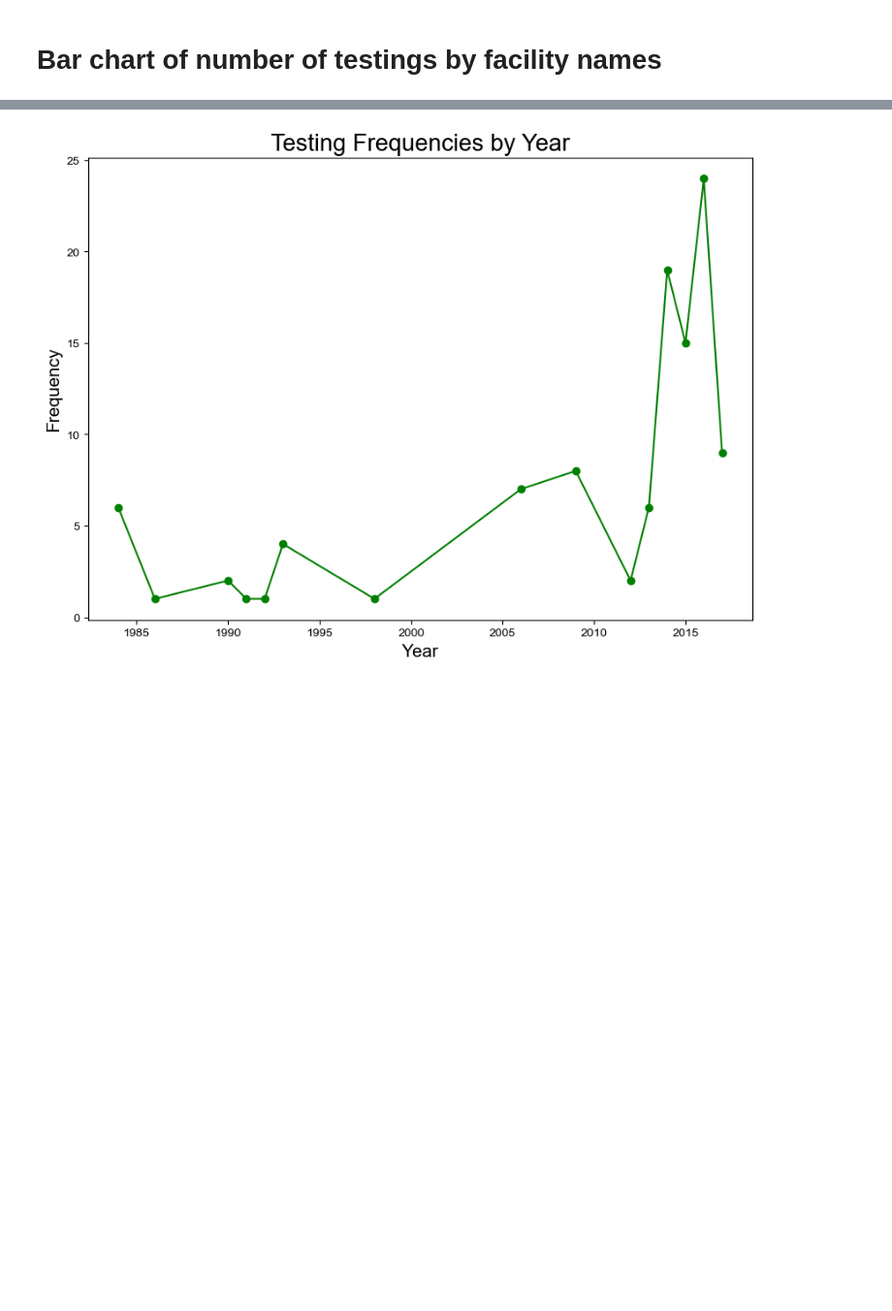
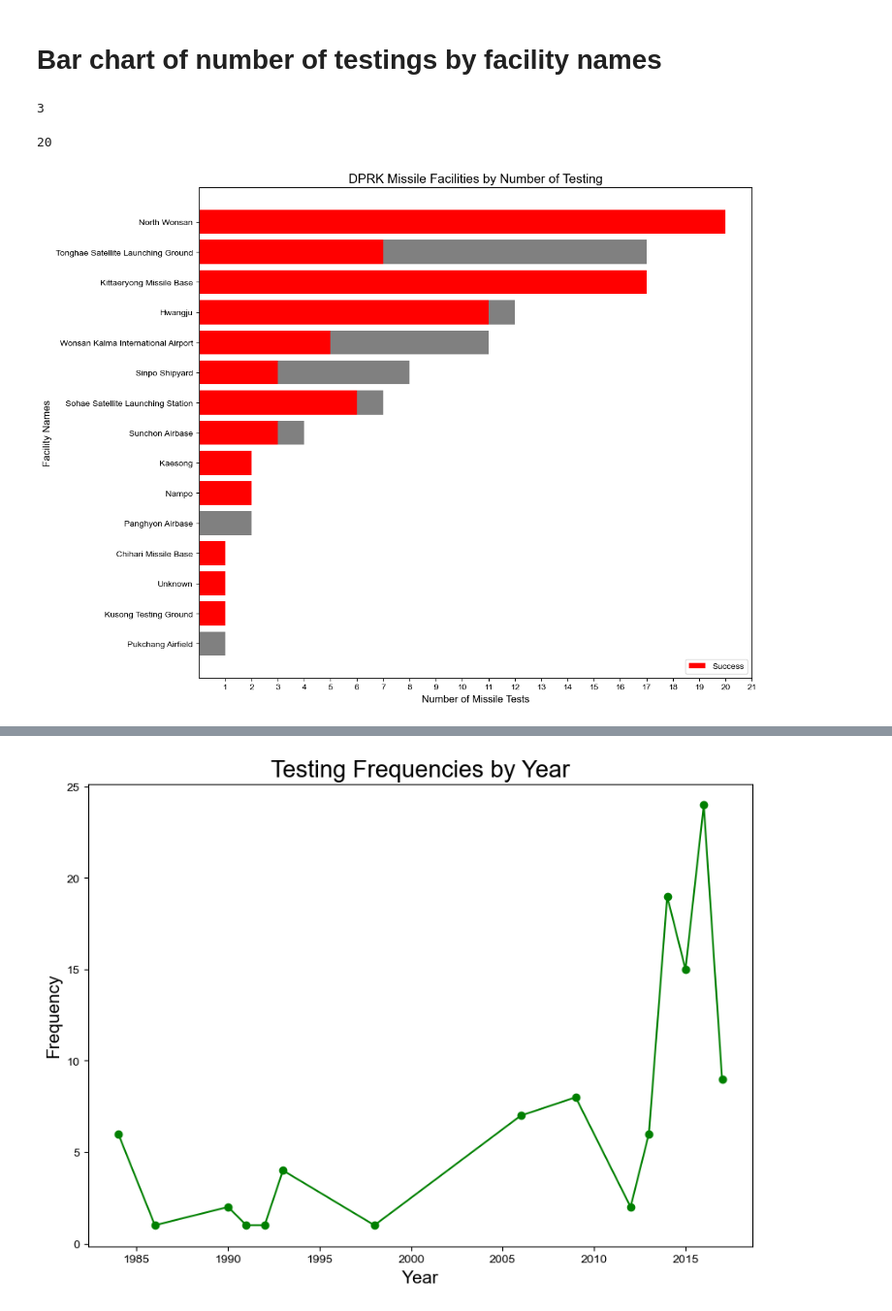
Before and after one commit to mesege1/dprk_missile_stats, a Jupyter notebook: legacy.ipynb, the cells around one changed output, grey strips where cells are left out. Shown: that part at 97% size. Saved outputs shown, nothing was run; the diff lists cells and outputs as text; code cells hidden in the pictures; blank space fills up the shorter version.

```diff
--- a/nk_missiles.ipynb
+++ b/legacy.ipynb
@@ -79,4 +94,58 @@ facility_frequencies.sum()
 106
 # %% [markdown]
 # Bar chart of number of testings by facility names
+# %%
+success_count = len(missile_stats[(missile_stats['Facility Name'] == 'Sinpo Shipyard') & (missile_stats['Success'] == 'Success')])
+success_count
+# %% [output]
+3
+# %%
+for i, bar in enumerate(bars):
+    facility_name = facility_names_reversed[i] #because otherwise, the highest number goes to the bottom. Data doesn't change, but I prefer this look.
+    success_count = len(missile_stats[(missile_stats['Facility Name'] == facility_name) & (missile_stats['Success'] == 'Success')])
+
+success_count
+# %% [output]
+20
+# %%
+# Count all missile tests by facility
+facility_frequencies = missile_stats['Facility Name'].value_counts()
+# Count success and failure by facility determined by 'Success' column
+facility_success = missile_stats.groupby('Facility Name')['Success'].apply(lambda x: (x == 'Success').sum())
+facility_failure = missile_stats.groupby('Facility Name')['Success'].apply(lambda x: (x == 'Failure').sum())
+
+plt.figure(figsize=(12, 9))
+
+#because otherwise, the highest number goes to the bottom. Data doesn't change, but I prefer this look.
+facility_names_reversed = facility_frequencies.index[::-1]
+facility_counts_reversed = facility_frequencies.values[::-1]
+
+success_color = 'red'  # Color for success
+failure_color = 'grey'  # Color for failure
+
+bars = plt.barh(facility_names_reversed, facility_counts_reversed, color=success_color)
+for i, bar in enumerate(bars):
+    facility_name = facility_names_reversed[i]
+    success_count = len(missile_stats[(missile_stats['Facility Name'] == facility_name) & (missile_stats['Success'] == 'Success')])
+    total_count = facility_counts_reversed[i]
+
+    failure_count = total_count - success_count
+
+    # Draw the failure bar on top of the success bar
+    plt.barh(facility_name, failure_count, left=success_count, color=failure_color)
+
+#plt.barh(facility_names_reversed, facility_counts_reversed, color =success_color)
+# Adding labels and title
+plt.tick_params(axis='x', labelsize=10)
+plt.xlabel('Number of Missile Tests', size=12)
+plt.ylabel('Facility Names', size = 12)
+plt.title('DPRK Missile Facilities by Number of Testing', size = 15)
+plt.xticks(rotation=0)
+plt.xticks(range(1, 22, 1))
+plt.legend([bars[0]], ['Success', 'Failure'], loc='lower right')
+
+plt.tight_layout()
+plt.show()
+# %% [output]
+[figure, added]
 # %%
```
Also changed, not shown: parts of 4 cells of this notebook, 3 other files.
